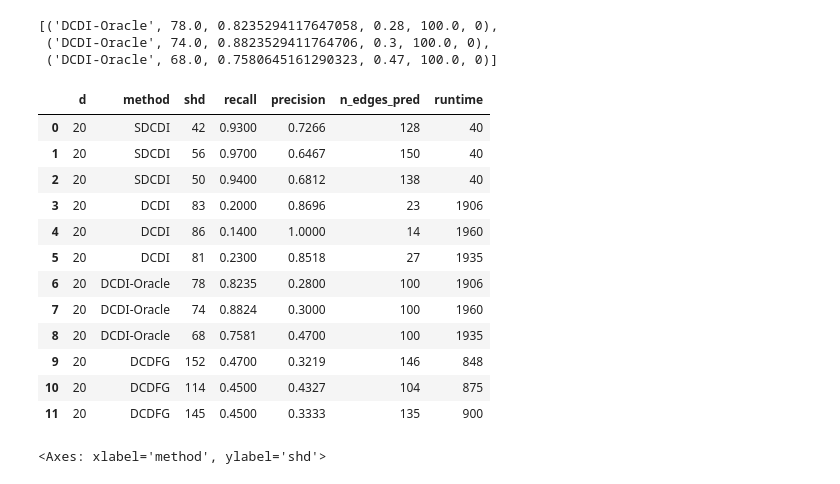
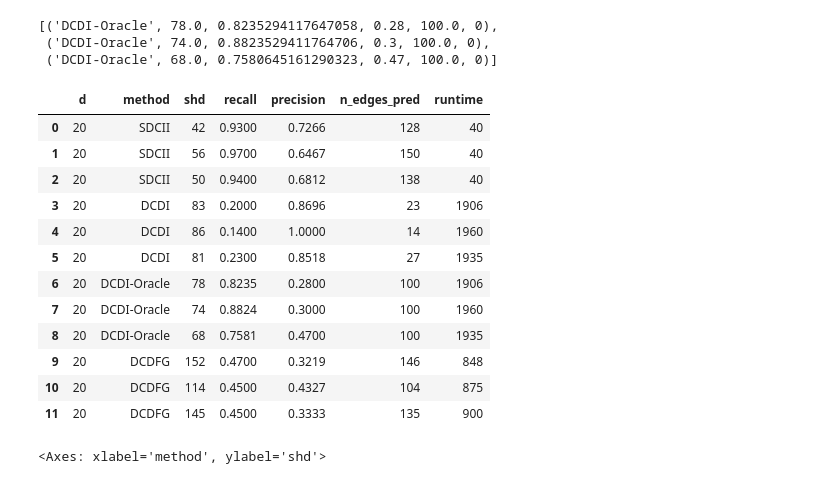
Before and after one commit to azizilab/sdcd, a Jupyter notebook: notebooks/fig_generation.ipynb, the cells around one changed output. Cells and saved outputs as stored; diff of their text form; code cells hidden in the pictures.

```diff
--- a/notebooks/fig_generation.ipynb
+++ b/notebooks/fig_generation.ipynb
@@ -51,26 +51,26 @@ d20_oracle_records
 # %%
 # d=20 results
 d20_records = [
-    (20, "SDCDI", 42, .93, .7266, 128, 40),
-    (20, "SDCDI", 56, .97, .6467, 150, 40),
-    (20, "SDCDI", 50, .94, .6812, 138, 40),
+    (20, "SDCII", 42, .93, .7266, 128, 40),
+    (20, "SDCII", 56, .97, .6467, 150, 40),
+    (20, "SDCII", 50, .94, .6812, 138, 40),
     (20, "DCDI", 83, 0.2, 0.8696, 23, 1906),
     (20, "DCDI", 86, 0.14, 1, 14, 1960),
     (20, "DCDI", 81, 0.23, 0.8518, 27, 1935),
     (20, "DCDI-Oracle", 78,  0.8235, 0.28, 100, 1906),
     (20, "DCDI-Oracle", 74, 0.8824, 0.3, 100, 1960),
     (20, "DCDI-Oracle", 68, 0.7581, 0.47, 100, 1935),
     (20, "DCDFG", 152, .47, .3219, 146, 848),
     (20, "DCDFG", 114, .45, .4327, 104, 875),
     (20, "DCDFG", 145, .45, .3333, 135, 900),
 ]
 d20_df = pd.DataFrame.from_records(d20_records, columns=["d", "method", "shd", "recall", "precision", "n_edges_pred", "runtime"])
 d20_df
 # %% [output]
 |  | d | method | shd | recall | precision | n_edges_pred | runtime |
-| 0 | 20 | SDCDI | 42 | 0.9300 | 0.7266 | 128 | 40 |
-| 1 | 20 | SDCDI | 56 | 0.9700 | 0.6467 | 150 | 40 |
-| 2 | 20 | SDCDI | 50 | 0.9400 | 0.6812 | 138 | 40 |
+| 0 | 20 | SDCII | 42 | 0.9300 | 0.7266 | 128 | 40 |
+| 1 | 20 | SDCII | 56 | 0.9700 | 0.6467 | 150 | 40 |
+| 2 | 20 | SDCII | 50 | 0.9400 | 0.6812 | 138 | 40 |
 | 3 | 20 | DCDI | 83 | 0.2000 | 0.8696 | 23 | 1906 |
 | 4 | 20 | DCDI | 86 | 0.1400 | 1.0000 | 14 | 1960 |
 | 5 | 20 | DCDI | 81 | 0.2300 | 0.8518 | 27 | 1935 |
```
Also changed, not shown: parts of 5 cells of this notebook, 6 other files.
